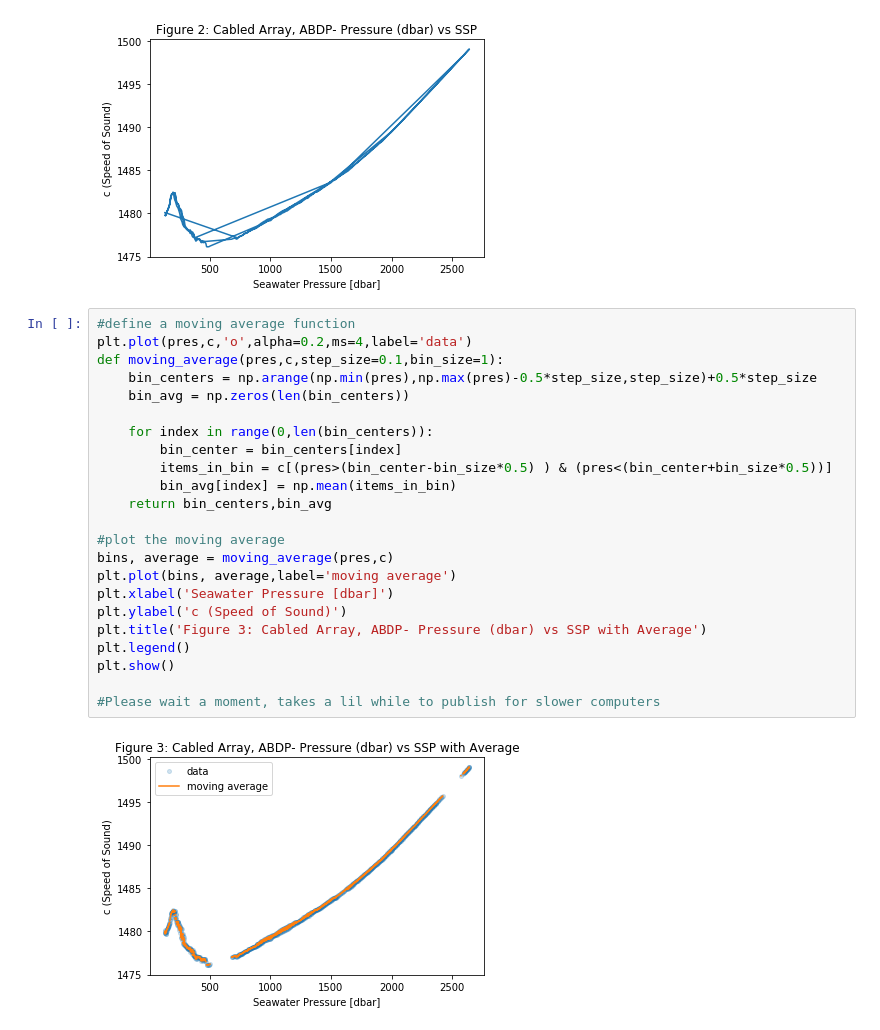
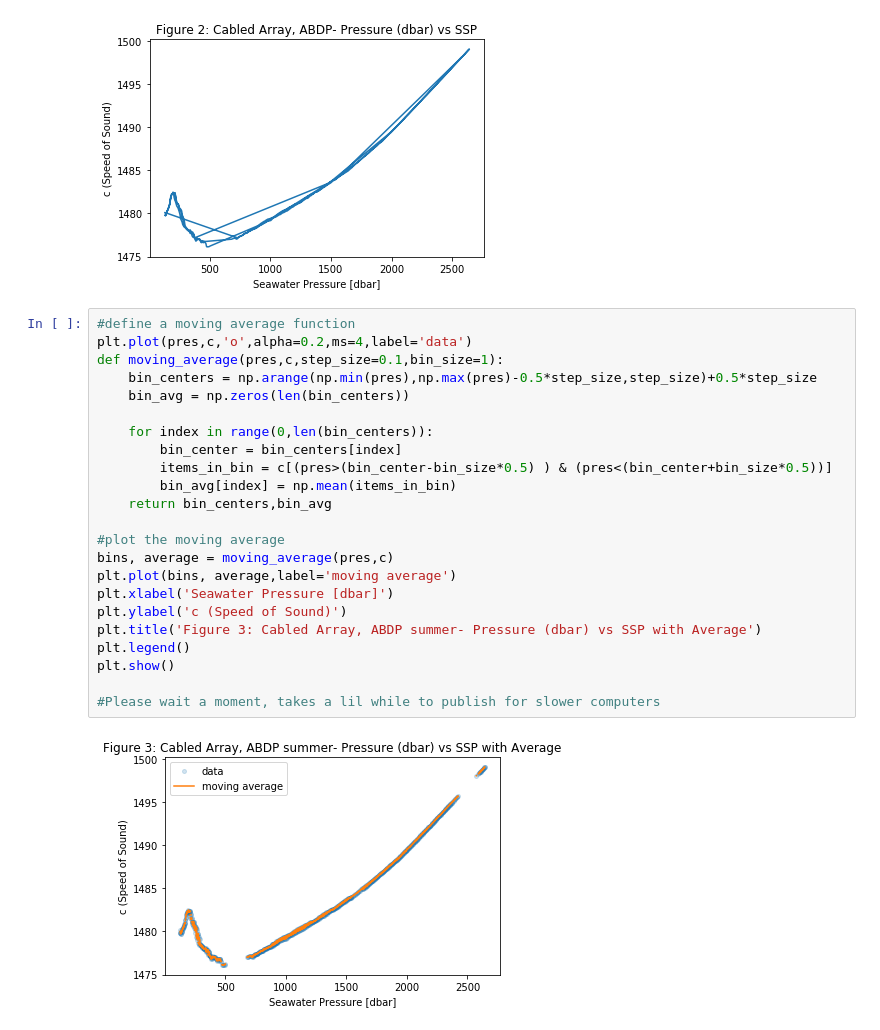
Before and after one commit to calebkt/Project-1-CTD, a Jupyter notebook: TaingCal_OceanData_7_summer.ipynb, the cells around one changed output. Saved outputs shown, nothing was run; the diff lists cells and outputs as text.

```diff
--- a/TaingCal_OceanData_7_summer.ipynb
+++ b/TaingCal_OceanData_7_summer.ipynb
@@ -94,25 +98,25 @@ Text(0.5, 1.0, 'Figure 2: Cabled Array, ABDP- Pressure (dbar) vs SSP')
 # %%
 #define a moving average function
 plt.plot(pres,c,'o',alpha=0.2,ms=4,label='data')
 def moving_average(pres,c,step_size=0.1,bin_size=1):
     bin_centers = np.arange(np.min(pres),np.max(pres)-0.5*step_size,step_size)+0.5*step_size
     bin_avg = np.zeros(len(bin_centers))
 
     for index in range(0,len(bin_centers)):
         bin_center = bin_centers[index]
         items_in_bin = c[(pres>(bin_center-bin_size*0.5) ) & (pres<(bin_center+bin_size*0.5))]
         bin_avg[index] = np.mean(items_in_bin)
     return bin_centers,bin_avg
 
 #plot the moving average
 bins, average = moving_average(pres,c)
 plt.plot(bins, average,label='moving average')
 plt.xlabel('Seawater Pressure [dbar]')
 plt.ylabel('c (Speed of Sound)')
-plt.title('Figure 3: Cabled Array, ABDP- Pressure (dbar) vs SSP with Average')
+plt.title('Figure 3: Cabled Array, ABDP summer- Pressure (dbar) vs SSP with Average')
 plt.legend()
 plt.show()
 
 #Please wait a moment, takes a lil while to publish for slower computers
 # %% [output]
-[figure, old version]
+[figure, new version]
```
Also changed, not shown: parts of 1 cell of this notebook, 13 other files.
